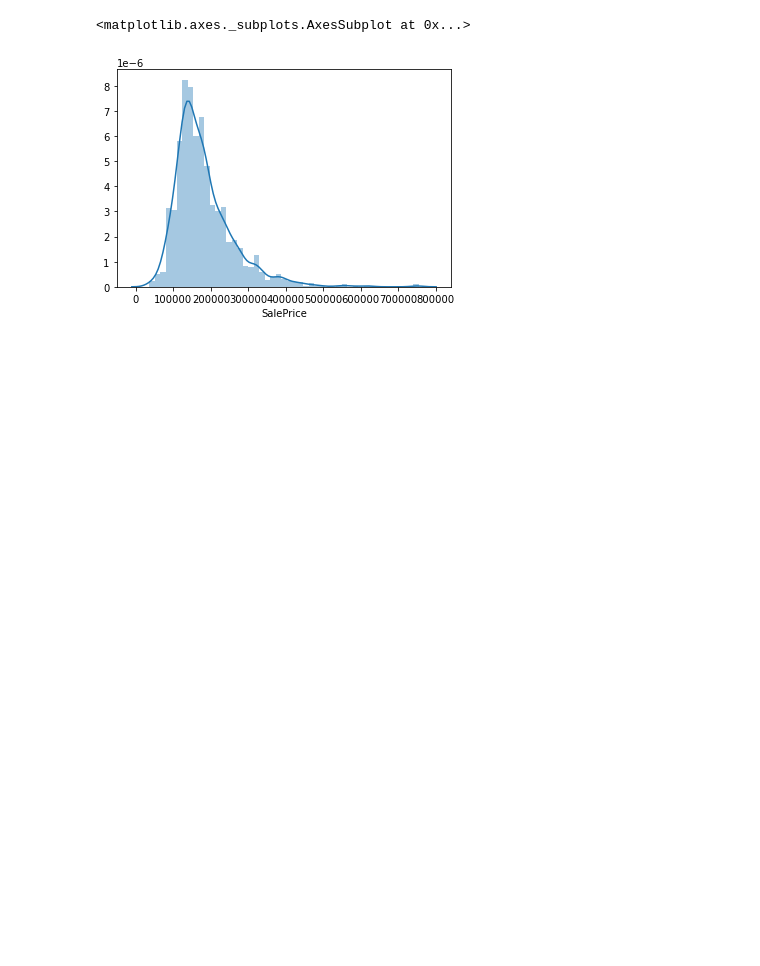
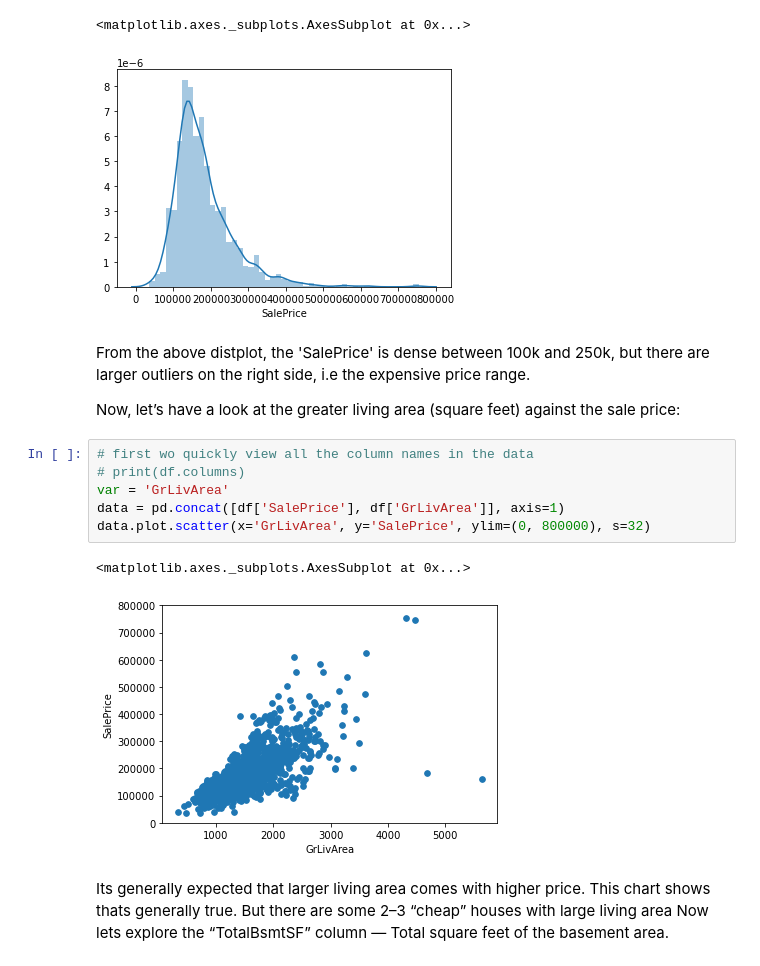
Before and after one commit to rohan-paul/Kaggle-House-Prices-Advanced-Regression-Techniques, a Jupyter notebook: data_exploration.ipynb, the cells around one changed output. Saved outputs shown, nothing was run; the diff lists cells and outputs as text; blank space fills up the shorter version.

Commit message:
adding basic stat to the overall data

```diff
--- a/data_exploration.ipynb
+++ b/data_exploration.ipynb
@@ -37,3 +52,19 @@ sns.distplot(df['SalePrice'])
 # %% [output]
 <matplotlib.axes._subplots.AxesSubplot at 0x...>
 [figure]
+# %% [markdown]
+From the above distplot, the 'SalePrice' is dense between 100k and 250k, but there are larger outliers on the right side, i.e the expensive price range.
+
+Now, let’s have a look at the greater living area (square feet) against the sale price:
+# %%
+# first wo quickly view all the column names in the data
+# print(df.columns)
+var = 'GrLivArea'
+data = pd.concat([df['SalePrice'], df['GrLivArea']], axis=1)
+data.plot.scatter(x='GrLivArea', y='SalePrice', ylim=(0, 800000), s=32)
+# %% [output]
+<matplotlib.axes._subplots.AxesSubplot at 0x...>
+[figure, added]
+# %% [markdown]
+ Its generally expected that larger living area comes with higher price. This chart shows thats generally true. But there are some 2–3 “cheap” houses with large living area
+Now lets explore the “TotalBsmtSF” column — Total square feet of the basement area.
```
Also changed, not shown: parts of 4 cells of this notebook, 1 other file.
